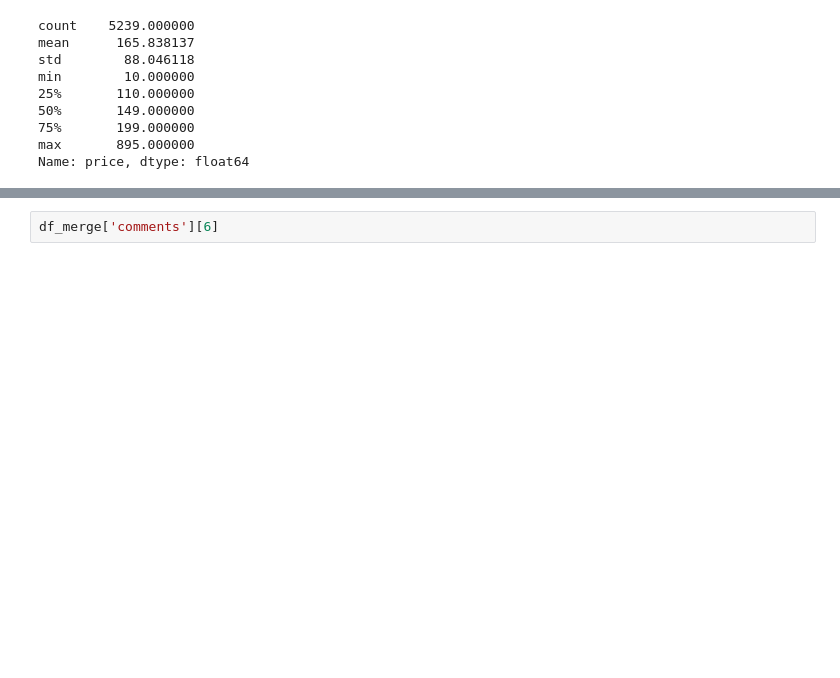
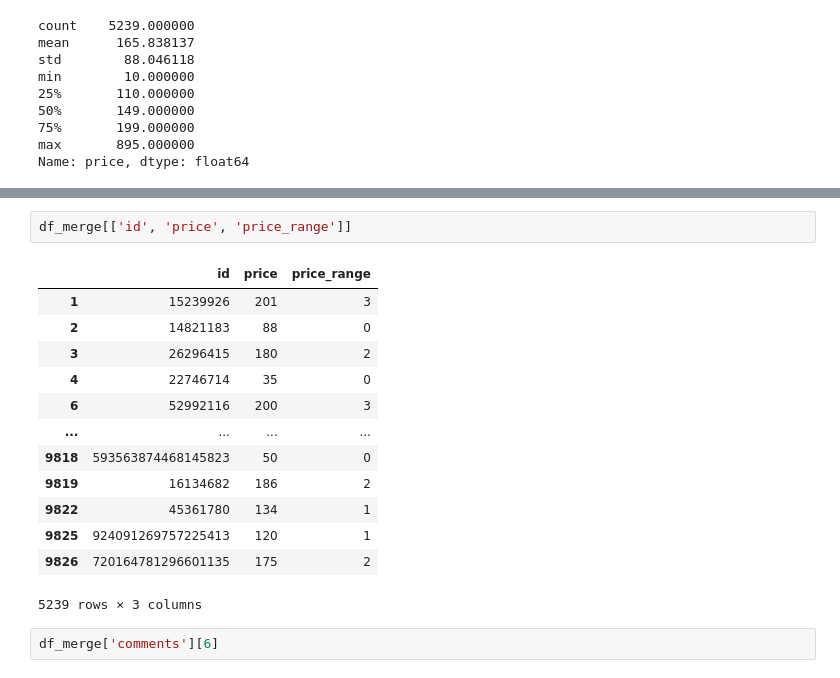
Before and after one commit to jfbr1283/Airbnb_Reviews_Analysis, a Jupyter notebook: data_preparation.ipynb, the cells around one changed output, grey strips where cells are left out. Cells and saved outputs as stored; diff of their text form; blank space fills up the shorter version.

```diff
--- a/data_preparation.ipynb
+++ b/data_preparation.ipynb
@@ -618,6 +621,22 @@ df_merge
 | 9825 | 924091269757225413 | 120 | 1.0 | Beverly Hills | 1 | 28 | Entire Unit | ... |
 | 9826 | 720164781296601135 | 175 | 1.0 | West Hollywood | 2 | 1125 | Entire Unit | ... |
 5239 rows × 18 columns
+# %%
+df_merge[['id', 'price', 'price_range']]
+# %% [output]
+|  | id | price | price_range |
+| 1 | 15239926 | 201 | 3 |
+| 2 | 14821183 | 88 | 0 |
+| 3 | 26296415 | 180 | 2 |
+| 4 | 22746714 | 35 | 0 |
+| 6 | 52992116 | 200 | 3 |
+| ... | ... | ... | ... |
+| 9818 | 593563874468145823 | 50 | 0 |
+| 9819 | 16134682 | 186 | 2 |
+| 9822 | 45361780 | 134 | 1 |
+| 9825 | 924091269757225413 | 120 | 1 |
+| 9826 | 720164781296601135 | 175 | 2 |
+5239 rows × 3 columns
 # %%
 df_merge['comments'][6]
 # %% [output]
```
Also changed, not shown: parts of 4 cells of this notebook, 1 other file.
